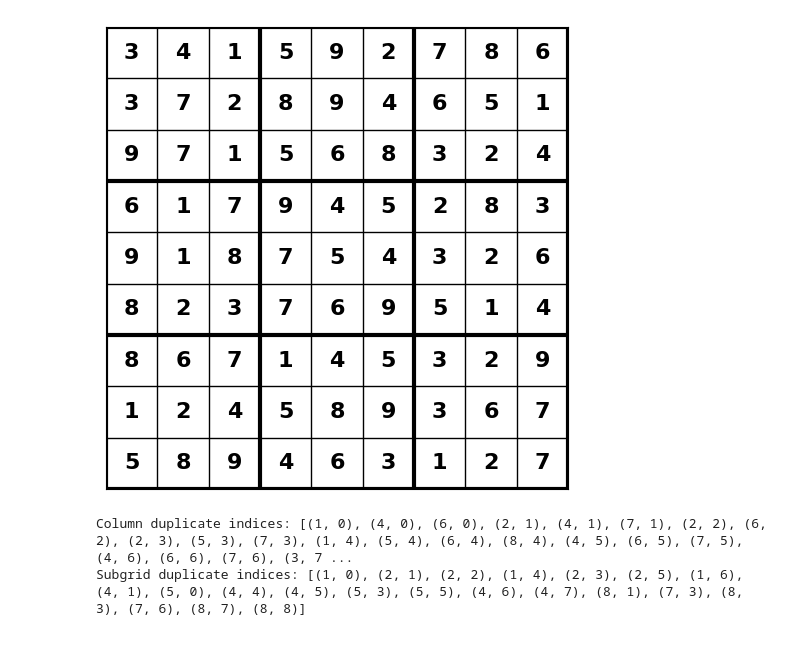
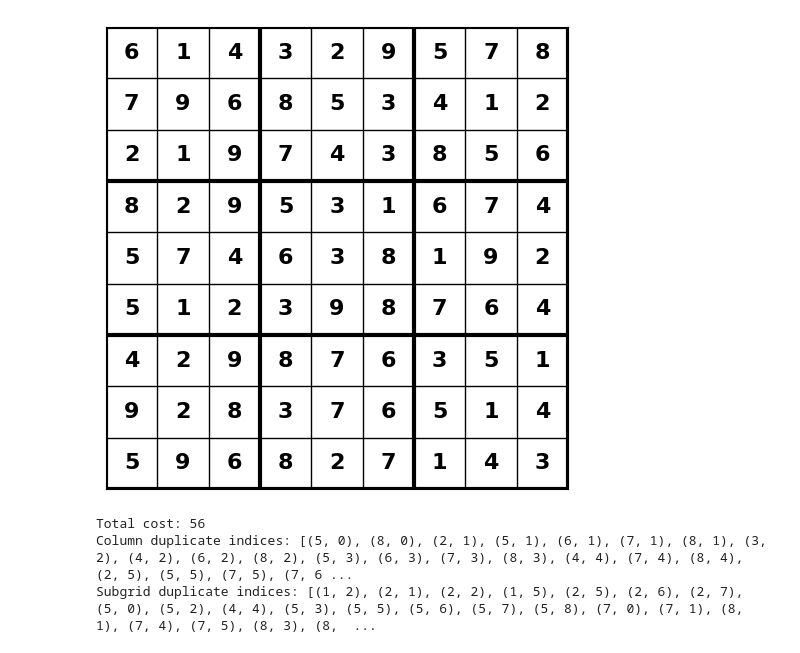
Before and after one commit to RewGuardiano/AI_Module_Assignment, a Jupyter notebook: Soduku.ipynb, the cells around one changed output. Drawn from its saved outputs; the diff is of its cells as text; code cells hidden in the pictures.

```diff
--- a/Soduku.ipynb
+++ b/Soduku.ipynb
@@ -95,43 +97,55 @@ def check_cost(sudoku):
     subgrid_duplicates = []
 
     # Check columns
+    column_cost = 0
     for col in range(9):
       #dictionary to keep track of numbers already encountered
         seen = {}
         for row in range(9):
             num = sudoku[row, col]
             if num in seen:
                 column_duplicates.append((row, col))
+                column_cost += 1
             else:
                 seen[num] = (row, col) #else stores its indices coordinates if not a duplicate
 
     # Check 3x3 subgrids
+    subgrid_cost = 0
     for box_row in range(3):
         for box_col in range(3):
             seen = {}
             #inner for loops iterate through the cells inside the subgrids
             for i in range(3):
                 for j in range(3):
                     row = box_row * 3 + i
                     col = box_col * 3 + j
                     num = sudoku[row, col]
                     if num in seen:
                         subgrid_duplicates.append((row, col))
+                        subgrid_cost += 1
                     else:
                         seen[num] = (row, col)
 
-    return column_duplicates, subgrid_duplicates
+    total_cost = column_cost + subgrid_cost
+    return total_cost, column_duplicates, subgrid_duplicates
 
 # Generate a random Sudoku grid
 sudoku_grid = generate_indiviual()
 
 # Visualize the Sudoku grid
 visualize_sudoku(sudoku_grid)
 
-column_duplicates, subgrid_duplicates = check_cost(sudoku_grid)
-print("Column duplicate indices:", column_duplicates)
-print("Subgrid duplicate indices:", subgrid_duplicates)
+#calculating cost
+cost, column_duplicates, subgrid_duplicates = check_cost(sudoku_grid)
+# Print results
+print("Total cost:", cost)
+if cost == 0:
+    print("The Sudoku grid is perfect!")
+else:
+    print("Column duplicate indices:", column_duplicates)
+    print("Subgrid duplicate indices:", subgrid_duplicates)
 # %% [output]
-[figure, old version]
+[figure, new version]
-Column duplicate indices: [(1, 0), (4, 0), (6, 0), (2, 1), (4, 1), (7, 1), (2, 2), (6, 2), (2, 3), (5, 3), (7, 3), (1, 4), (5, 4), (6, 4), (8, 4), (4, 5), (6, 5), (7, 5), (4, 6), (6, 6), (7, 6), (3, 7 ...
-Subgrid duplicate indices: [(1, 0), (2, 1), (2, 2), (1, 4), (2, 3), (2, 5), (1, 6), (4, 1), (5, 0), (4, 4), (4, 5), (5, 3), (5, 5), (4, 6), (4, 7), (8, 1), (7, 3), (8, 3), (7, 6), (8, 7), (8, 8)]
+Total cost: 56
+Column duplicate indices: [(5, 0), (8, 0), (2, 1), (5, 1), (6, 1), (7, 1), (8, 1), (3, 2), (4, 2), (6, 2), (8, 2), (5, 3), (6, 3), (7, 3), (8, 3), (4, 4), (7, 4), (8, 4), (2, 5), (5, 5), (7, 5), (7, 6 ...
+Subgrid duplicate indices: [(1, 2), (2, 1), (2, 2), (1, 5), (2, 5), (2, 6), (2, 7), (5, 0), (5, 2), (4, 4), (5, 3), (5, 5), (5, 6), (5, 7), (5, 8), (7, 0), (7, 1), (8, 1), (7, 4), (7, 5), (8, 3), (8,  ...
```
Also changed, not shown: parts of 3 cells of this notebook.
